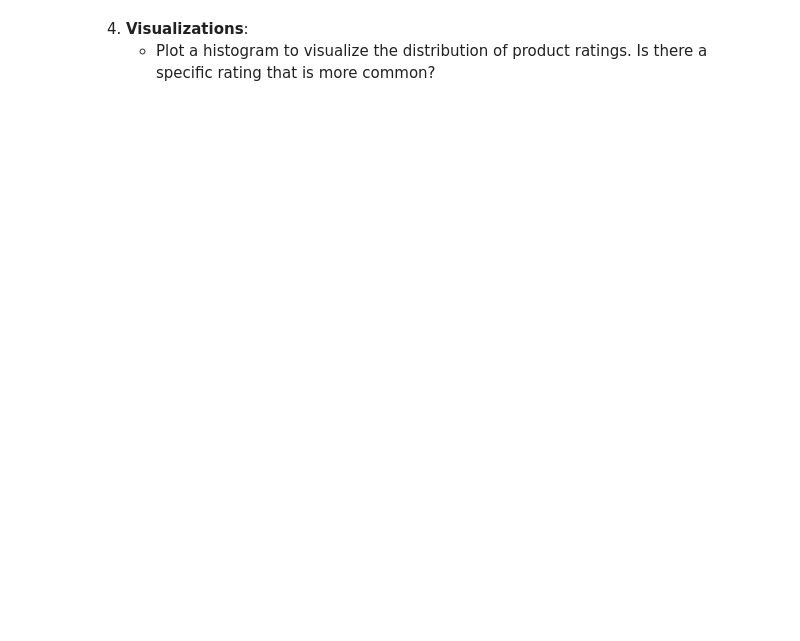
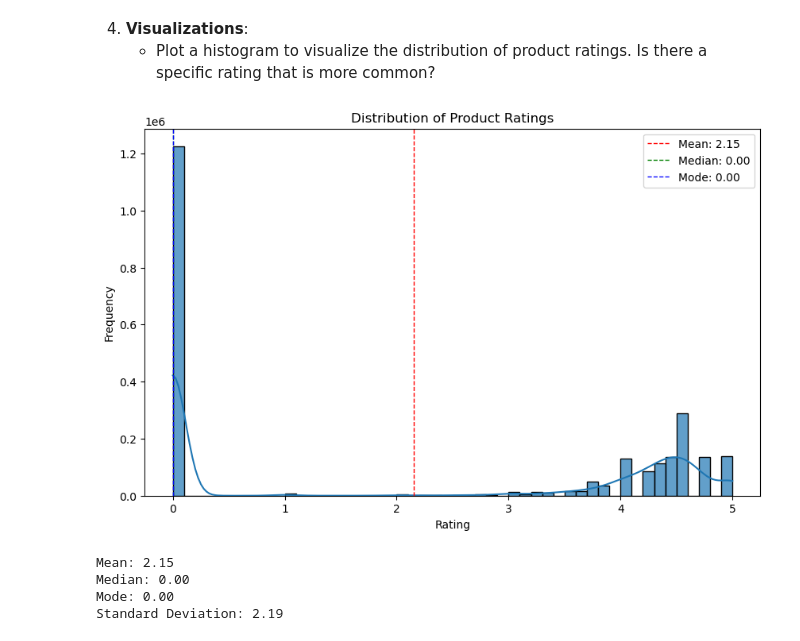
Before and after one commit to jesuserro/lab-eda-univariate, a Jupyter notebook: main.ipynb, the cells around one changed output. Cells and saved outputs as stored; diff of their text form; code cells hidden in the pictures; blank space fills up the shorter version.

```diff
--- a/main.ipynb
+++ b/main.ipynb
@@ -210,3 +248,33 @@ variance = 4.81743402976196, std_dev = 2.1948653785054697, iqr = 4.4
 # %% [markdown]
 4. **Visualizations**:
     - Plot a histogram to visualize the distribution of product ratings. Is there a specific rating that is more common?
+# %%
+# Calculate mean, median, mode, and standard deviation for ratings
+mean_rating = df['stars'].mean()
+median_rating = df['stars'].median()
+mode_rating = df['stars'].mode()[0]
+std_dev_rating = df['stars'].std()
+
+# Plot a histogram to visualize the distribution of product ratings
+plt.figure(figsize=(10, 6))
+sns.histplot(df['stars'], bins=50, kde=True, edgecolor='k', alpha=0.7)
+plt.axvline(mean_rating, color='r', linestyle='dashed', linewidth=1, label=f'Mean: {mean_rating:.2f}')
+plt.axvline(median_rating, color='g', linestyle='dashed', linewidth=1, label=f'Median: {median_rating:.2f}')
+plt.axvline(mode_rating, color='b', linestyle='dashed', linewidth=1, label=f'Mode: {mode_rating:.2f}')
+plt.title('Distribution of Product Ratings')
+plt.xlabel('Rating')
+plt.ylabel('Frequency')
+plt.legend()
+plt.show()
+
+# Print the calculated values
+print(f'Mean: {mean_rating:.2f}')
+print(f'Median: {median_rating:.2f}')
+print(f'Mode: {mode_rating:.2f}')
+print(f'Standard Deviation: {std_dev_rating:.2f}')
+# %% [output]
+[figure, added]
+Mean: 2.15
+Median: 0.00
+Mode: 0.00
+Standard Deviation: 2.19
```
Also changed, not shown: parts of 5 cells of this notebook.
